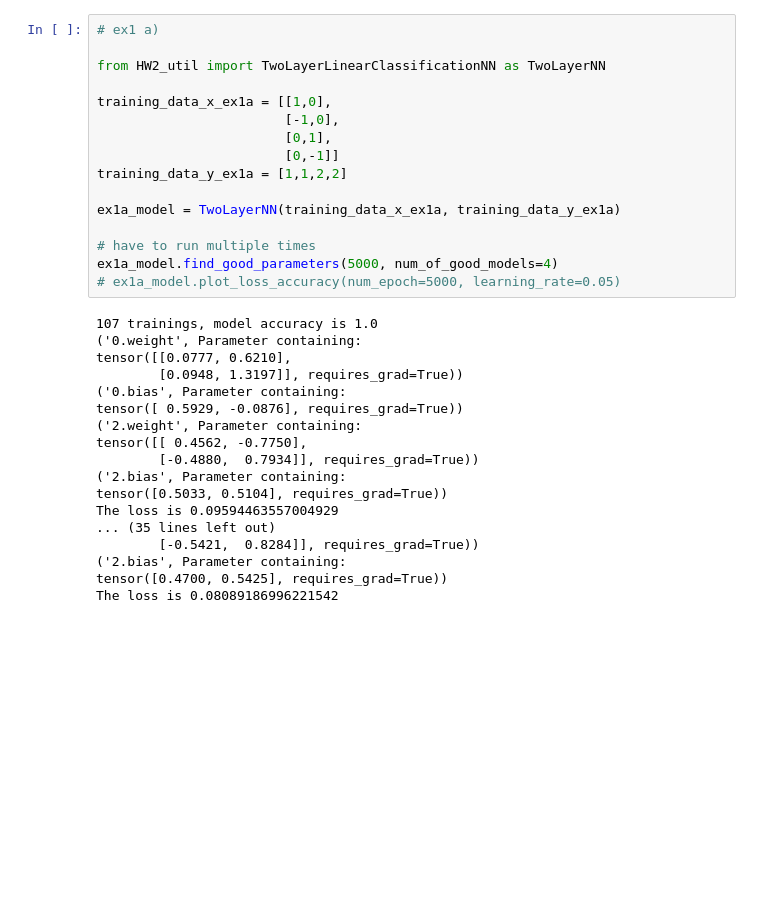
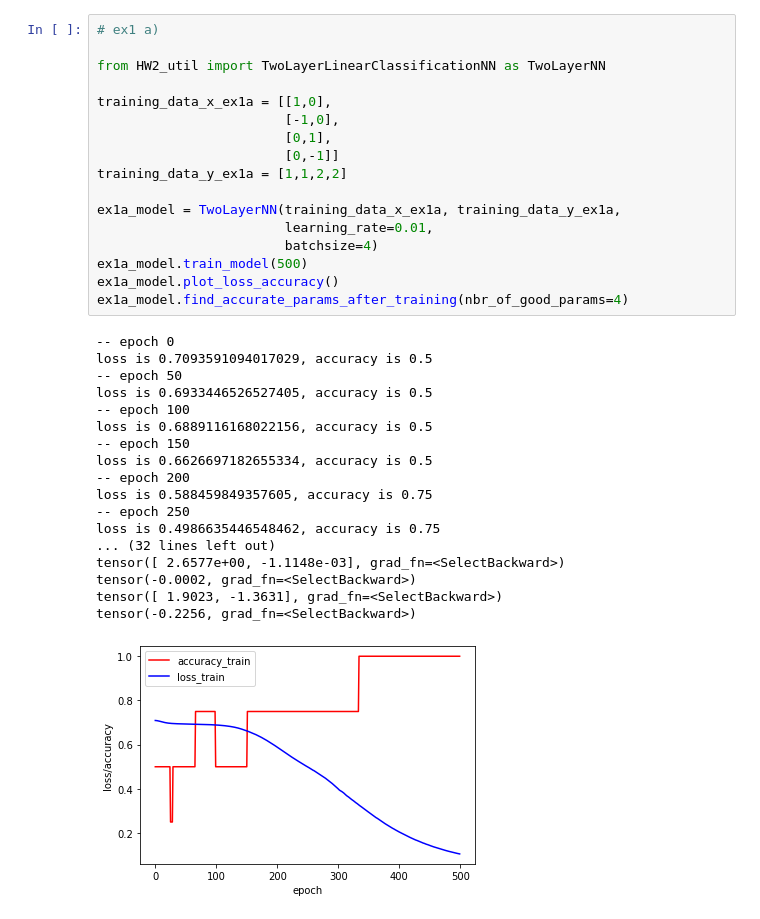
Before and after one commit to foundwonder/APM598_Deep_Neural_Networks, a Jupyter notebook: HW2_20200216_01.ipynb, the cells around one changed output. Drawn from its saved outputs; the diff is of its cells as text; blank space fills up the shorter version.

```diff
--- a/HW2_20200216_01.ipynb
+++ b/HW2_20200216_01.ipynb
@@ -1,35 +1,37 @@
 # %%
 # ex1 a)
 
 from HW2_util import TwoLayerLinearClassificationNN as TwoLayerNN
 
 training_data_x_ex1a = [[1,0],
                         [-1,0],
                         [0,1],
                         [0,-1]]
 training_data_y_ex1a = [1,1,2,2]
 
-ex1a_model = TwoLayerNN(training_data_x_ex1a, training_data_y_ex1a)
-
-# have to run multiple times
-ex1a_model.find_good_parameters(5000, num_of_good_models=4)
-# ex1a_model.plot_loss_accuracy(num_epoch=5000, learning_rate=0.05)
+ex1a_model = TwoLayerNN(training_data_x_ex1a, training_data_y_ex1a,
+                        learning_rate=0.01,
+                        batchsize=4)
+ex1a_model.train_model(500)
+ex1a_model.plot_loss_accuracy()
+ex1a_model.find_accurate_params_after_training(nbr_of_good_params=4)
 # %% [output]
-107 trainings, model accuracy is 1.0
-('0.weight', Parameter containing:
-tensor([[0.0777, 0.6210],
-        [0.0948, 1.3197]], requires_grad=True))
-('0.bias', Parameter containing:
-tensor([ 0.5929, -0.0876], requires_grad=True))
-('2.weight', Parameter containing:
-tensor([[ 0.4562, -0.7750],
-        [-0.4880,  0.7934]], requires_grad=True))
-('2.bias', Parameter containing:
-tensor([0.5033, 0.5104], requires_grad=True))
-The loss is 0.09594463557004929
-... (35 lines left out)
-        [-0.5421,  0.8284]], requires_grad=True))
-('2.bias', Parameter containing:
-tensor([0.4700, 0.5425], requires_grad=True))
-The loss is 0.08089186996221542
+-- epoch 0
+loss is 0.7093591094017029, accuracy is 0.5
+-- epoch 50
+loss is 0.6933446526527405, accuracy is 0.5
+-- epoch 100
+loss is 0.6889116168022156, accuracy is 0.5
+-- epoch 150
+loss is 0.6626697182655334, accuracy is 0.5
+-- epoch 200
+loss is 0.588459849357605, accuracy is 0.75
+-- epoch 250
+loss is 0.4986635446548462, accuracy is 0.75
+... (32 lines left out)
+tensor([ 2.6577e+00, -1.1148e-03], grad_fn=<SelectBackward>)
+tensor(-0.0002, grad_fn=<SelectBackward>)
+tensor([ 1.9023, -1.3631], grad_fn=<SelectBackward>)
+tensor(-0.2256, grad_fn=<SelectBackward>)
+[figure, added]
 # %%
```
Also changed, not shown: parts of 2 cells of this notebook, 1 other file.
